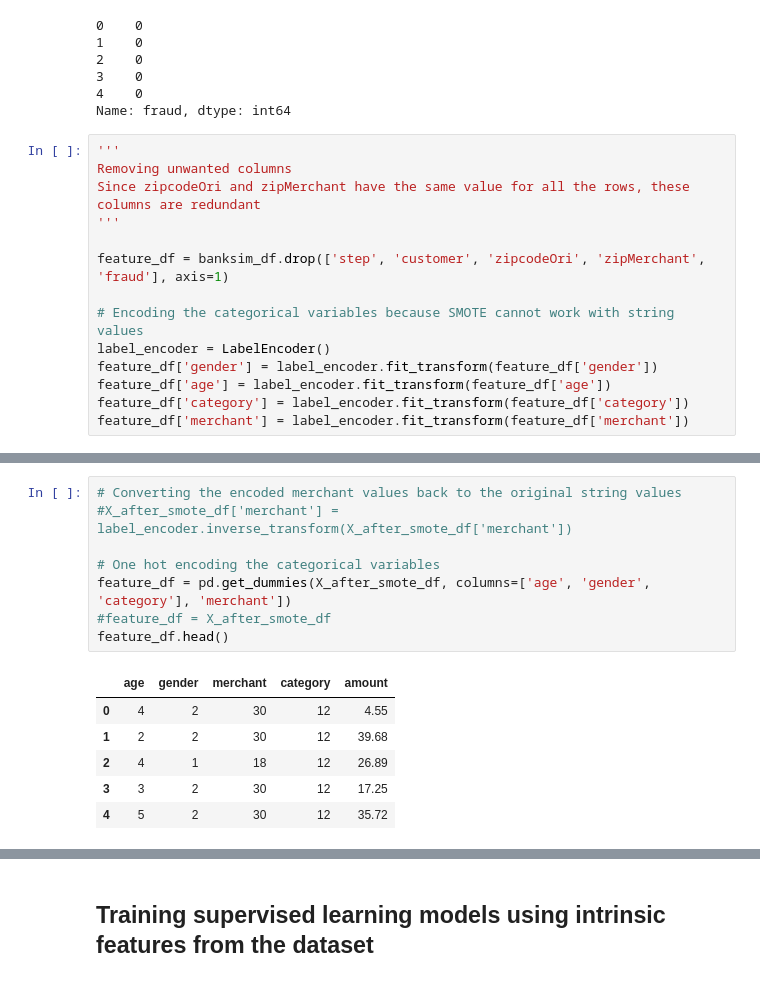
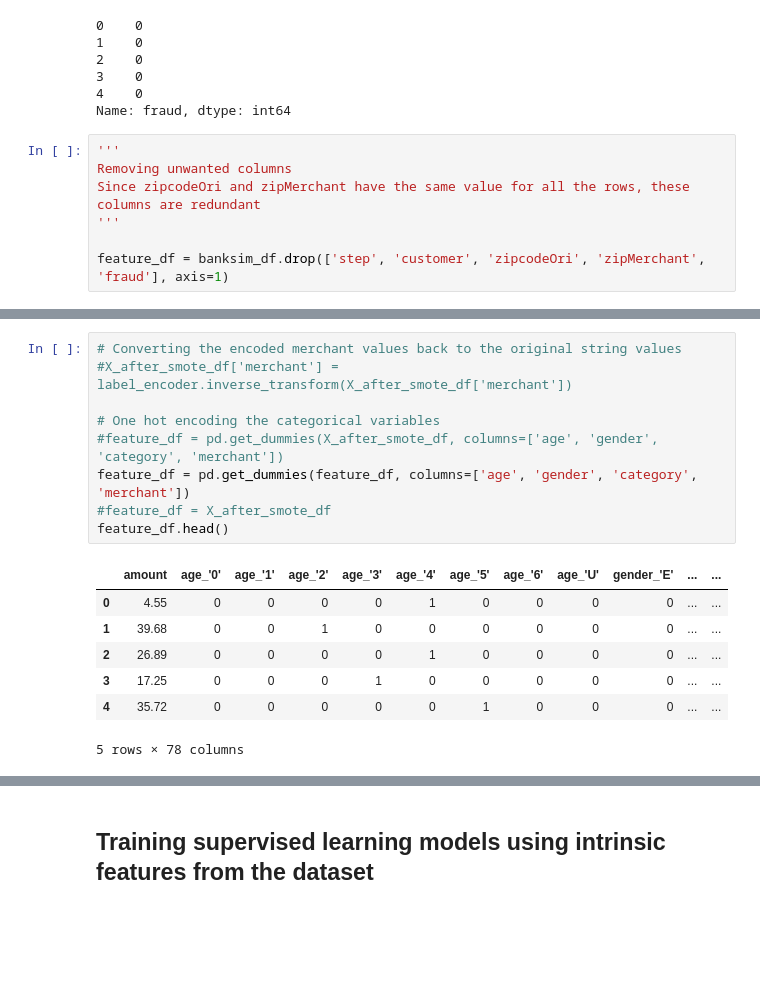
Before and after one commit to aravind-sundaresan/Graph-ML-Fraud-Detection, a Jupyter notebook: code/fraud_detection.ipynb, the cells around one changed output, grey strips where cells are left out. Saved outputs shown, nothing was run; the diff lists cells and outputs as text; blank space fills up the shorter version.

Commit message:
Rectified SMOTE issue

```diff
--- a/code/fraud_detection.ipynb
+++ b/code/fraud_detection.ipynb
@@ -105,13 +105,6 @@ Since zipcodeOri and zipMerchant have the same value for all the rows, these col
 '''
 
 feature_df = banksim_df.drop(['step', 'customer', 'zipcodeOri', 'zipMerchant', 'fraud'], axis=1)
-
-# Encoding the categorical variables because SMOTE cannot work with string values
-label_encoder = LabelEncoder()
-feature_df['gender'] = label_encoder.fit_transform(feature_df['gender'])
-feature_df['age'] = label_encoder.fit_transform(feature_df['age'])
-feature_df['category'] = label_encoder.fit_transform(feature_df['category'])
-feature_df['merchant'] = label_encoder.fit_transform(feature_df['merchant'])
 # %%
 feature_df.head()
 # %% [output]
@@ -153,18 +127,20 @@ dtype: int64
 # %%
 # Converting the encoded merchant values back to the original string values
 #X_after_smote_df['merchant'] = label_encoder.inverse_transform(X_after_smote_df['merchant'])
 
 # One hot encoding the categorical variables
-feature_df = pd.get_dummies(X_after_smote_df, columns=['age', 'gender', 'category'], 'merchant'])
+#feature_df = pd.get_dummies(X_after_smote_df, columns=['age', 'gender', 'category', 'merchant'])
+feature_df = pd.get_dummies(feature_df, columns=['age', 'gender', 'category', 'merchant'])
 #feature_df = X_after_smote_df
 feature_df.head()
 # %% [output]
-|  | age | gender | merchant | category | amount |
-| 0 | 4 | 2 | 30 | 12 | 4.55 |
-| 1 | 2 | 2 | 30 | 12 | 39.68 |
-| 2 | 4 | 1 | 18 | 12 | 26.89 |
-| 3 | 3 | 2 | 30 | 12 | 17.25 |
-| 4 | 5 | 2 | 30 | 12 | 35.72 |
+|  | amount | age_'0' | age_'1' | age_'2' | age_'3' | age_'4' | age_'5' | age_'6' | age_'U' | gender_'E' | ... | ... |
+| 0 | 4.55 | 0 | 0 | 0 | 0 | 1 | 0 | 0 | 0 | 0 | ... | ... |
+| 1 | 39.68 | 0 | 0 | 1 | 0 | 0 | 0 | 0 | 0 | 0 | ... | ... |
+| 2 | 26.89 | 0 | 0 | 0 | 0 | 1 | 0 | 0 | 0 | 0 | ... | ... |
+| 3 | 17.25 | 0 | 0 | 0 | 1 | 0 | 0 | 0 | 0 | 0 | ... | ... |
+| 4 | 35.72 | 0 | 0 | 0 | 0 | 0 | 1 | 0 | 0 | 0 | ... | ... |
+5 rows × 78 columns
 # %%
 # Standardizing the features
 standard_scaler = StandardScaler()
```
Also changed, not shown: parts of 10 cells of this notebook.
